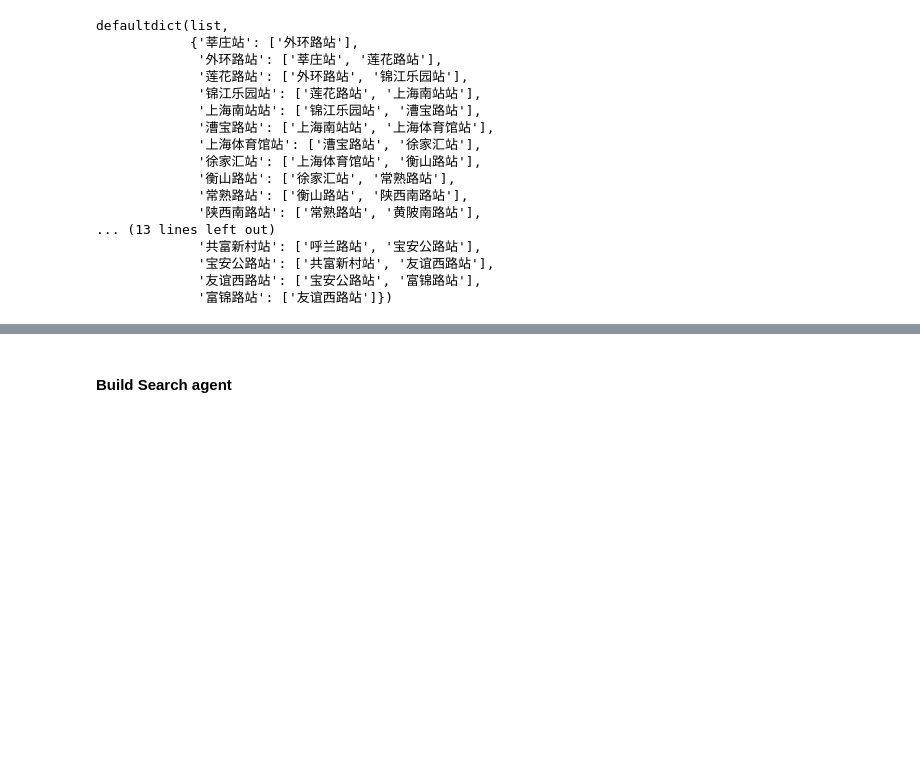
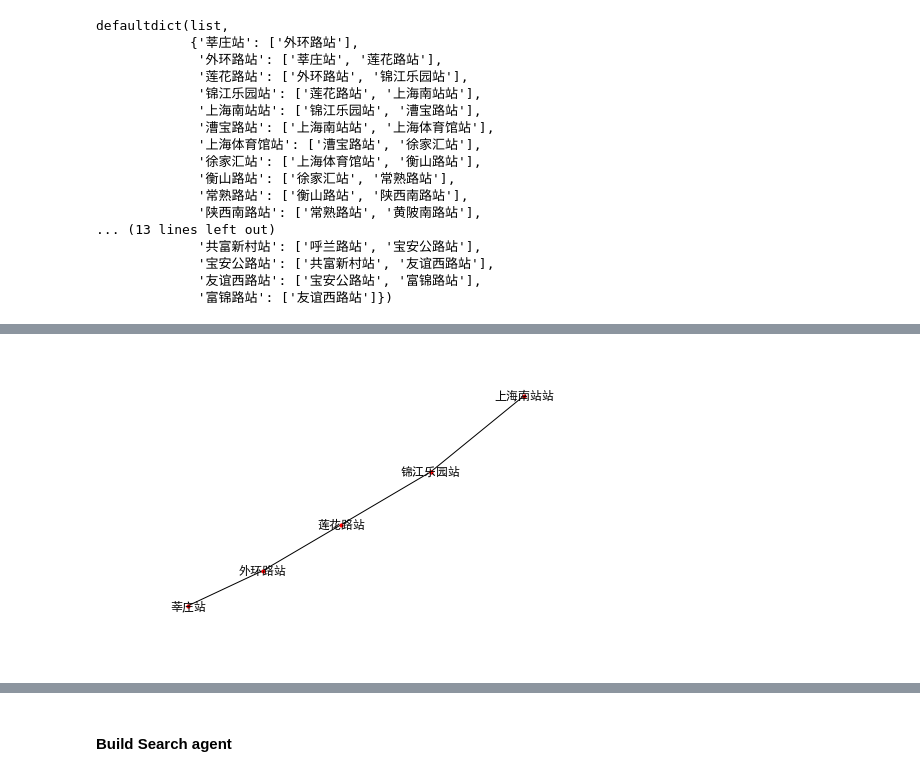
Before and after one commit to HaiBlueSea/Assignment-NLP, a Jupyter notebook: lesson-02/Homework-02.ipynb, the cells around one changed output, grey strips where cells are left out. Saved outputs shown, nothing was run; the diff lists cells and outputs as text; code cells hidden in the pictures; blank space fills up the shorter version.

```diff
--- a/lesson-02/Homework-02.ipynb
+++ b/lesson-02/Homework-02.ipynb
@@ -547,0 +750,17 @@ nx.draw(nx.Graph(create_subway_connection(subway_inf[4]['上海地铁5号线']))
+# %%
+station_test = {'莘庄站': (31.116917, 121.392129),
+ '外环路站': (31.126655, 121.399619),
+ '莲花路站': (31.136734, 121.409334),
+ '锦江乐园站': (31.148347, 121.420556),
+ '上海南站站': (31.160424, 121.436696)}
+
+stations_connection_test ={
+    '莘庄站':['外环路站'],
+    '外环路站':['莘庄站','莲花路站'],
+    '莲花路站':['外环路站','锦江乐园站'],
+    '上海南站站':['锦江乐园站']
+}
+# %%
+nx.draw(nx.Graph(stations_connection_test),station_test,with_labels=True, node_size=10)
+# %% [output]
+[figure, added]
```
Also changed, not shown: parts of 54 cells of this notebook, 2 other files.
